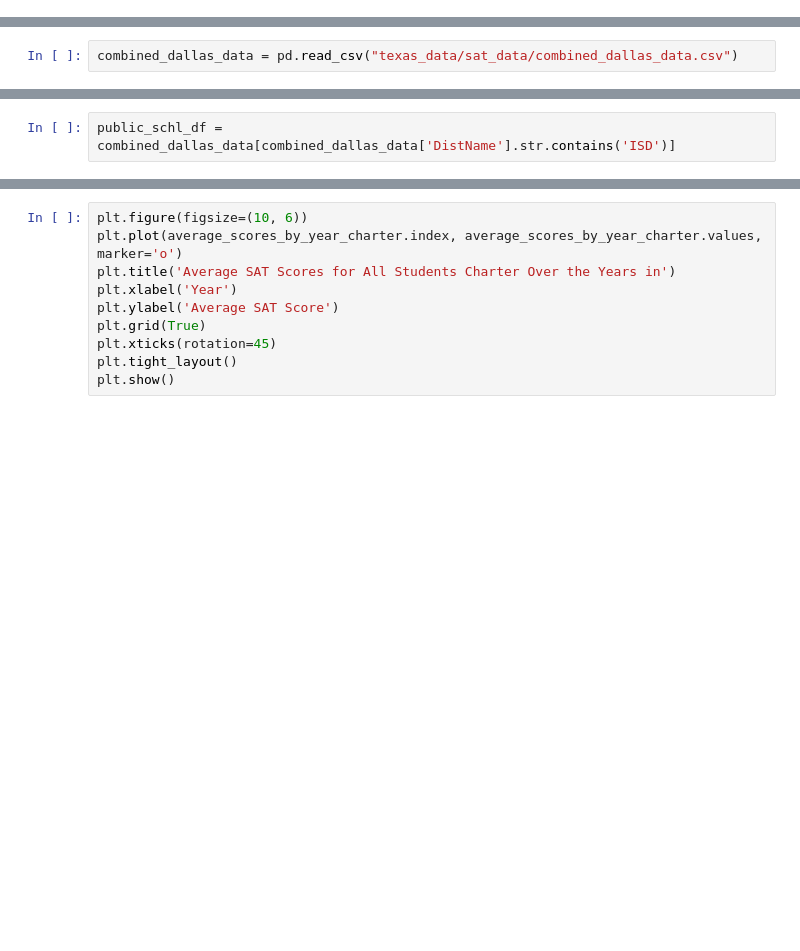
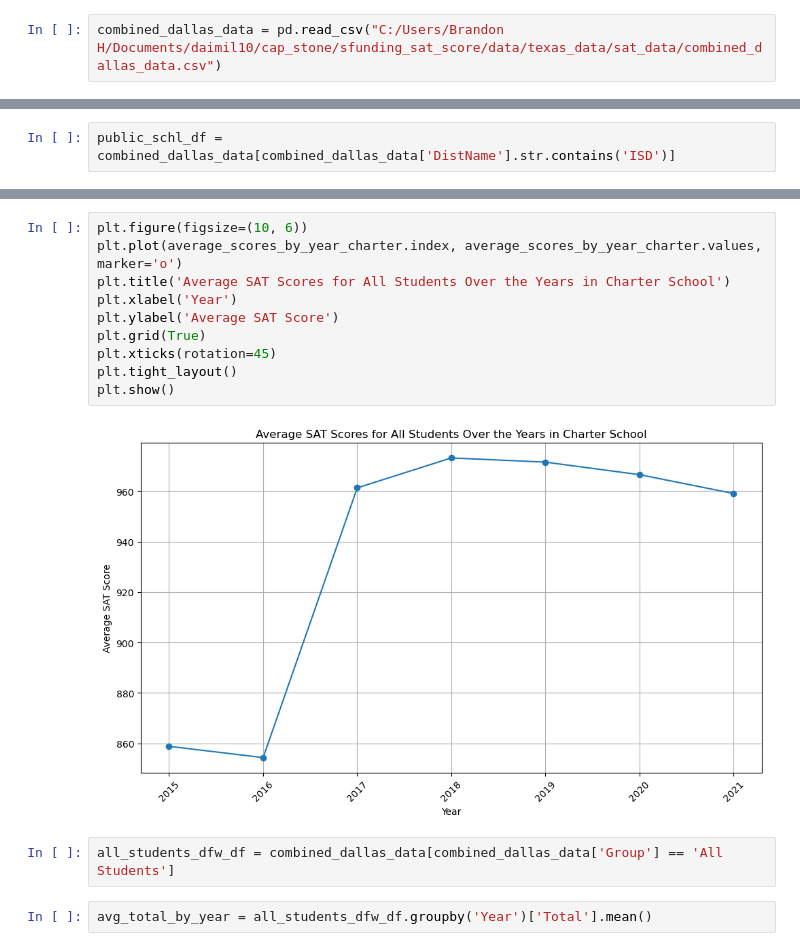
Before and after one commit to BranditoEH/sat_scores_dallas_exploration, a Jupyter notebook: notebooks/pub_vs_char_schl.ipynb, the cells around one changed output, grey strips where cells are left out. Cells and saved outputs as stored; diff of their text form; blank space fills up the shorter version.

```diff
--- a/notebooks/pub_vs_char_schl.ipynb
+++ b/notebooks/pub_vs_char_schl.ipynb
@@ -28,5 +28,7 @@ import matplotlib.pyplot as plt
 # dallas_2021 = satdistrictdataclass2021[satdistrictdataclass2021['CntyName'] == 'Dallas County']
 # %%
 # combined_dallas_data = pd.concat([dallas_2015, dallas_2016,dallas_2017,dallas_2018,dallas_2019,dallas_2020,dallas_2021], ignore_index=True)
+# %%
+combined_dallas_data = pd.read_csv("C:/Users/Brandon H/Documents/daimil10/cap_stone/sfunding_sat_score/data/texas_data/sat_data/combined_dallas_data.csv")
 # %%
 print(combined_dallas_data['Year'].unique())
@@ -33,2 +36,0 @@ print(combined_dallas_data['Year'].unique())
-# %%
-combined_dallas_data = pd.read_csv("texas_data/sat_data/combined_dallas_data.csv")
@@ -68,10 +126,16 @@ print(average_scores_by_year_charter)
 # %%
 plt.figure(figsize=(10, 6))
 plt.plot(average_scores_by_year_charter.index, average_scores_by_year_charter.values, marker='o')
-plt.title('Average SAT Scores for All Students Charter Over the Years in')
+plt.title('Average SAT Scores for All Students Over the Years in Charter School')
 plt.xlabel('Year')
 plt.ylabel('Average SAT Score')
 plt.grid(True)
 plt.xticks(rotation=45)
 plt.tight_layout()
 plt.show()
+# %% [output]
+[figure, added]
+# %%
+all_students_dfw_df = combined_dallas_data[combined_dallas_data['Group'] == 'All Students']
+# %%
+avg_total_by_year = all_students_dfw_df.groupby('Year')['Total'].mean()
```
Also changed, not shown: parts of 14 cells of this notebook.
